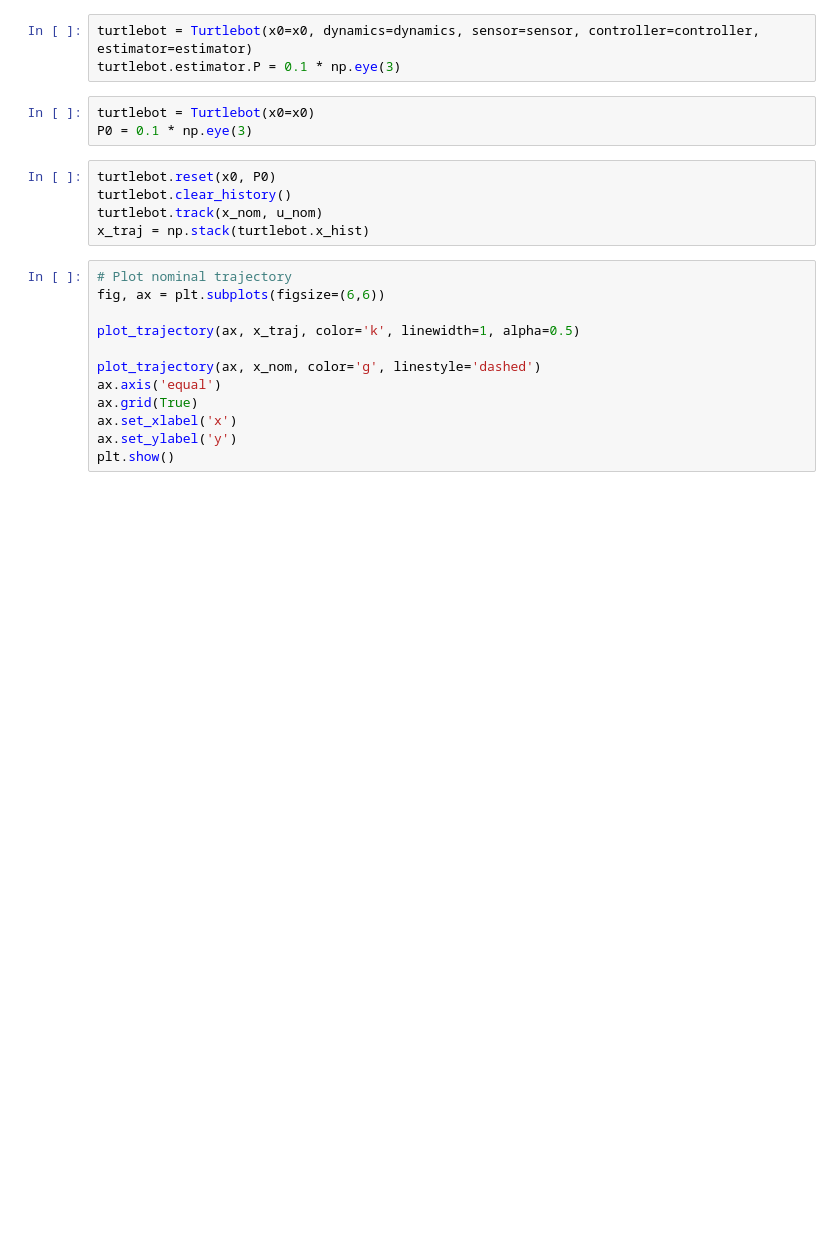
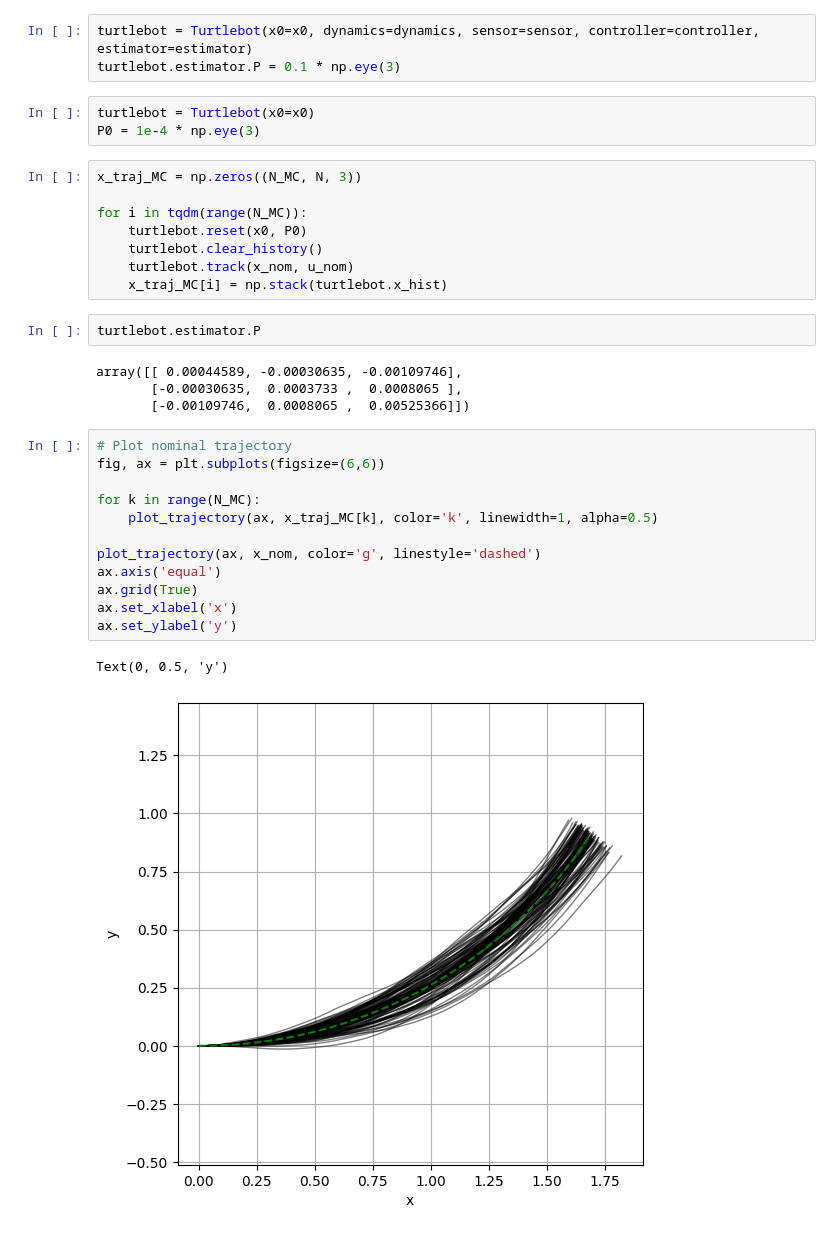
Before and after one commit to adamdai/multirobot-planning, a Jupyter notebook: notebooks/test_simulator.ipynb, the cells around one changed output. Drawn from its saved outputs; the diff is of its cells as text; blank space fills up the shorter version.

```diff
--- a/notebooks/test_simulator.ipynb
+++ b/notebooks/test_simulator.ipynb
@@ -97,21 +106,33 @@ turtlebot = Turtlebot(x0=x0, dynamics=dynamics, sensor=sensor, controller=contro
 turtlebot.estimator.P = 0.1 * np.eye(3)
 # %%
 turtlebot = Turtlebot(x0=x0)
-P0 = 0.1 * np.eye(3)
+P0 = 1e-4 * np.eye(3)
 # %%
-turtlebot.reset(x0, P0)
-turtlebot.clear_history()
-turtlebot.track(x_nom, u_nom)
-x_traj = np.stack(turtlebot.x_hist)
+x_traj_MC = np.zeros((N_MC, N, 3))
+
+for i in tqdm(range(N_MC)):
+    turtlebot.reset(x0, P0)
+    turtlebot.clear_history()
+    turtlebot.track(x_nom, u_nom)
+    x_traj_MC[i] = np.stack(turtlebot.x_hist)
+# %%
+turtlebot.estimator.P
+# %% [output]
+array([[ 0.00044589, -0.00030635, -0.00109746],
+       [-0.00030635,  0.0003733 ,  0.0008065 ],
+       [-0.00109746,  0.0008065 ,  0.00525366]])
 # %%
 # Plot nominal trajectory
 fig, ax = plt.subplots(figsize=(6,6))
 
-plot_trajectory(ax, x_traj, color='k', linewidth=1, alpha=0.5)
+for k in range(N_MC):
+    plot_trajectory(ax, x_traj_MC[k], color='k', linewidth=1, alpha=0.5)
 
 plot_trajectory(ax, x_nom, color='g', linestyle='dashed')
 ax.axis('equal')
 ax.grid(True)
 ax.set_xlabel('x')
 ax.set_ylabel('y')
-plt.show()
+# %% [output]
+Text(0, 0.5, 'y')
+[figure, added]
```
Also changed, not shown: parts of 5 cells of this notebook, 9 other files.
